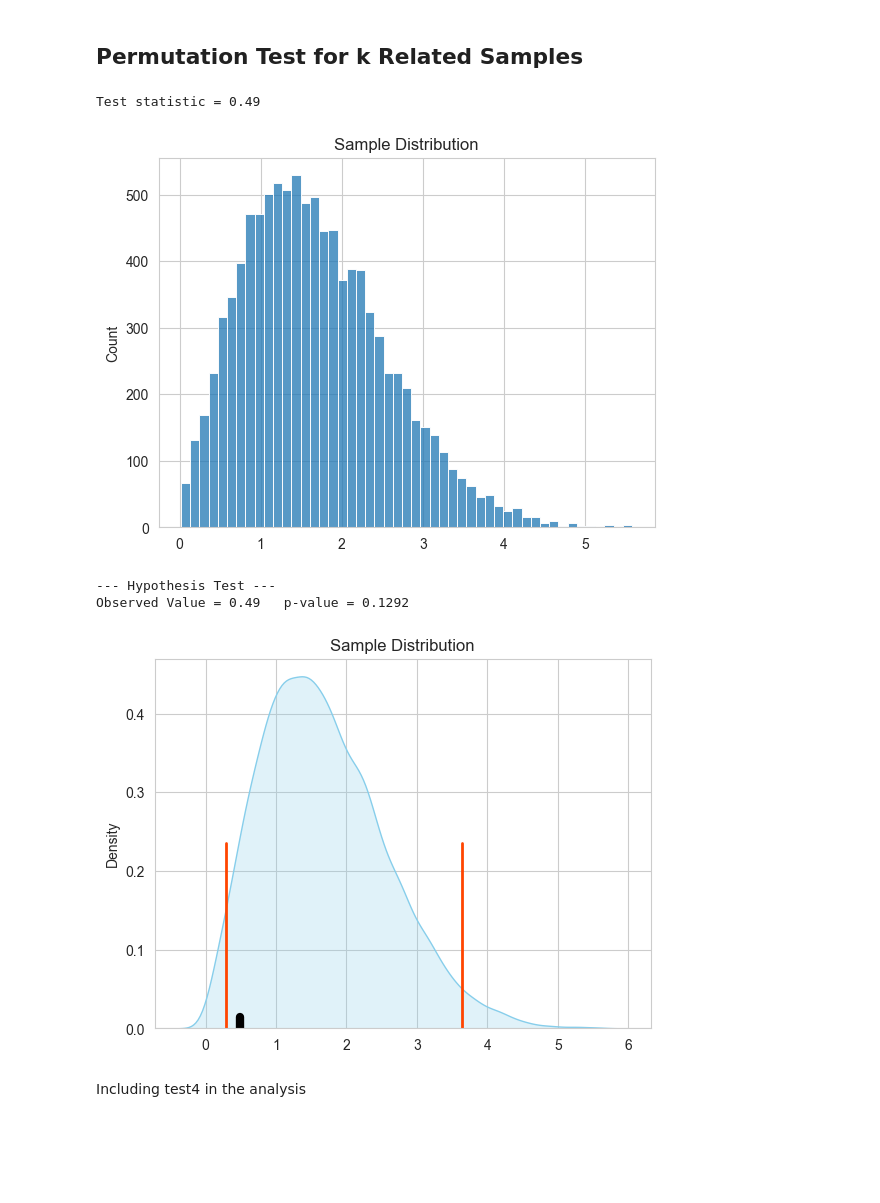
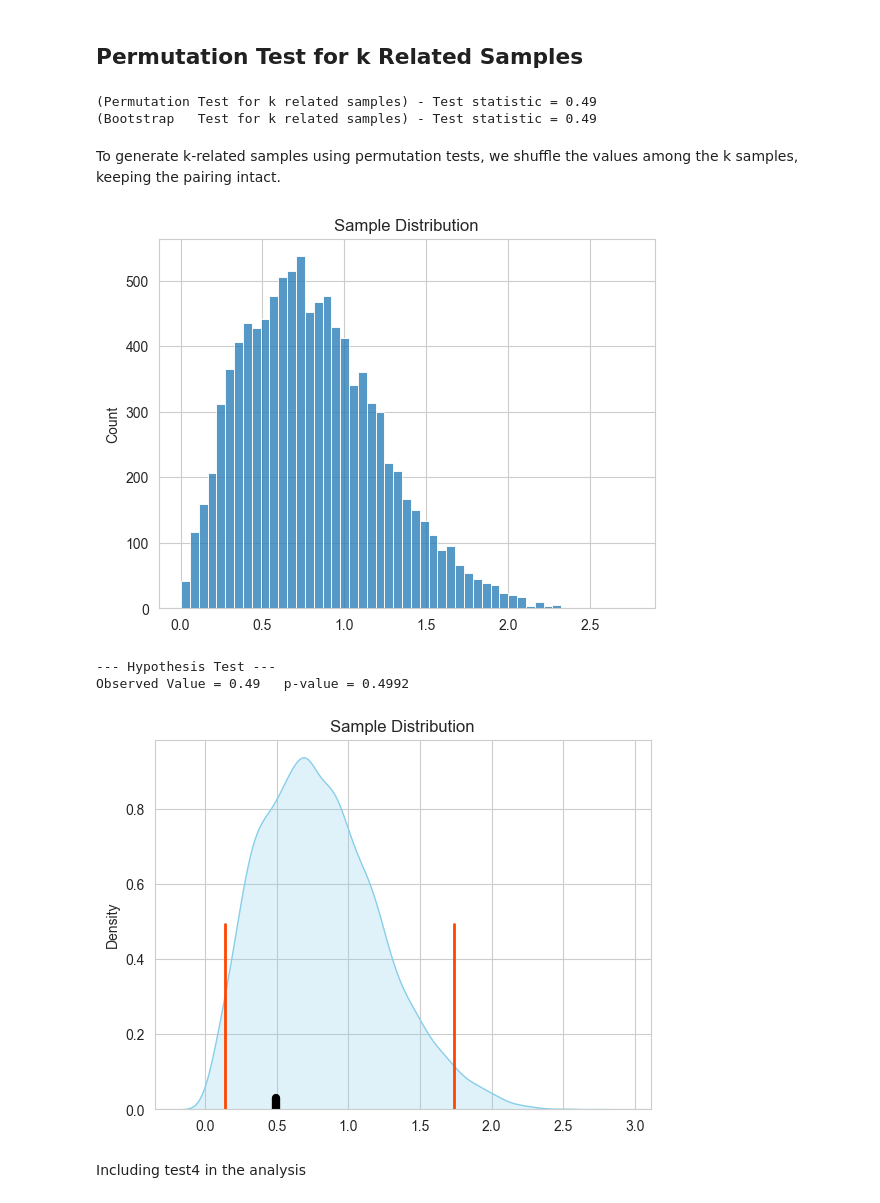
Before and after one commit to Goliath-Research/Computational-Statistics, a Jupyter notebook: 04-Inferential Statistics/10-Resampling-ANOVA.ipynb, the cells around one changed output. Drawn from its saved outputs; the diff is of its cells as text; code cells hidden in the pictures; blank space fills up the shorter version.

```diff
--- a/04-Inferential Statistics/10-Resampling-ANOVA.ipynb
+++ b/04-Inferential Statistics/10-Resampling-ANOVA.ipynb
@@ -436,23 +423,50 @@ Observed Value = 9.25   p-value = 0.0000
 test_stat_permR = (np.abs(test1.mean() - test2.mean()) +
                    np.abs(test1.mean() - test3.mean()) +
                    np.abs(test2.mean() - test3.mean())) / 3
-print('Test statistic = %.2f' % test_stat_permR)
+
+print('(Permutation Test for k related samples) - Test statistic = %.2f' % test_stat_permR)
+print('(Bootstrap   Test for k related samples) - Test statistic = %.2f' % test_stat_bootR)
 # %% [output]
-Test statistic = 0.49
+(Permutation Test for k related samples) - Test statistic = 0.49
+(Bootstrap   Test for k related samples) - Test statistic = 0.49
+# %% [markdown]
+To generate k-related samples using permutation tests, we shuffle the values among the k samples, keeping the pairing intact.
+# %%
+def shuffle_k_related_samples(*arrays, num_samples=10000):
+    '''
+    It takes multiple NumPy arrays of the same length as arguments, performs num_samples
+    permutations of corresponding elements across these arrays, and returns a list of
+    DataFrames containing the permuted columns for each of the original arrays.
+    '''
+    n_arrays = len(arrays)
+    n_rows = len(arrays[0])
+    # Create a 3D NumPy array to store the permuted values
+    # Shape: (n_rows, n_arrays, num_samples)
+    permuted_values = np.zeros((n_rows, n_arrays, num_samples), dtype=arrays[0].dtype)
+    # Populate the 3D array with permuted values
+    for i in range(num_samples):
+        for j in range(n_rows):
+            permuted_values[j, :, i] = np.random.permutation([arr[j] for arr in arrays])
+    # Convert each 2D slice of the 3D array to a DataFrame
+    dfs = [pd.DataFrame(permuted_values[:, k, :]) for k in range(n_arrays)]
+    return dfs
 # %%
+df_p1, df_p2, df_p3 = shuffle_k_related_samples(test1, test2, test3)
+
 # Computing the sample distribution of the statistic
-sample_distribution_permR = (np.abs(df_p1.mean() - df_p2.mean()).values +
-                             np.abs(df_p1.mean() - df_p3.mean()).values +
-                             np.abs(df_p2.mean() - df_p3.mean()).values) / 3
+sample_distribution_permR = (np.abs(df_p1.mean() - df_p2.mean()) +
+                             np.abs(df_p1.mean() - df_p3.mean()) +
+                             np.abs(df_p2.mean() - df_p3.mean())).values / 3
+
 sns.histplot(x=sample_distribution_permR).set(title='Sample Distribution');
 # %% [output]
-[figure, old version]
+[figure, new version]
 # %%
 graph_hyp_test(test_stat_permR, sample_distribution_permR)
 # %% [output]
 --- Hypothesis Test ---
-Observed Value = 0.49   p-value = 0.1292
+Observed Value = 0.49   p-value = 0.4992
-[figure, old version]
+[figure, new version]
 # %% [markdown]
 Including test4 in the analysis
 # %%
```
Also changed, not shown: parts of 34 cells of this notebook.
